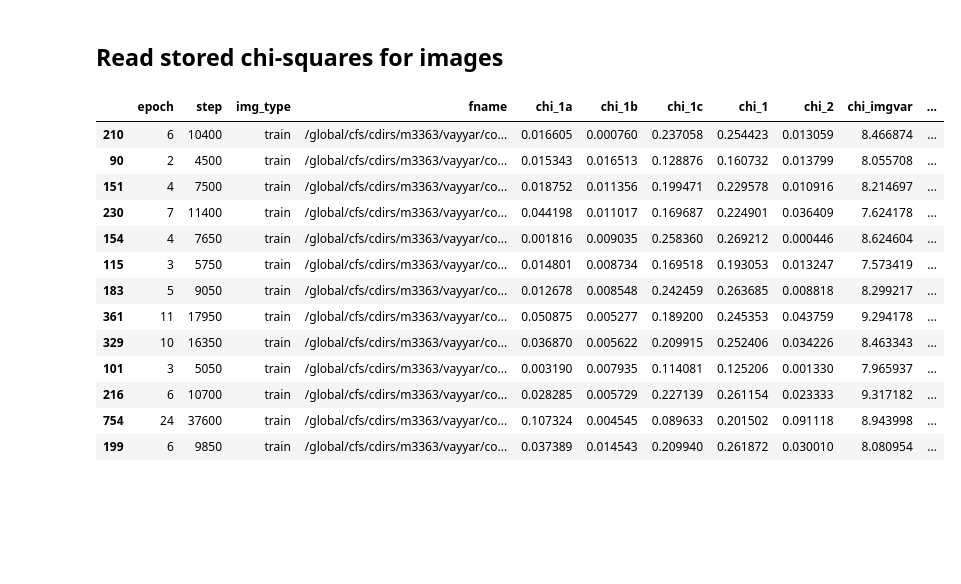
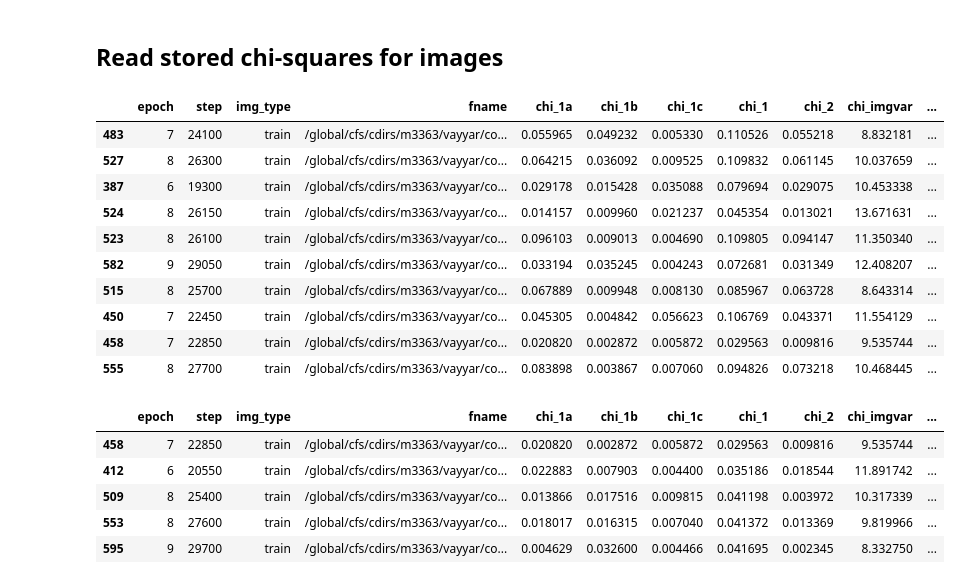
Before and after one commit to vmos1/cosmogan_pytorch, a Jupyter notebook: cosmogan/2_analysis/1_analyze-results.ipynb, the cells around one changed output. Saved outputs shown, nothing was run; the diff lists cells and outputs as text; code cells hidden in the pictures; blank space fills up the shorter version.

```diff
--- a/cosmogan/2_analysis/1_analyze-results.ipynb
+++ b/cosmogan/2_analysis/1_analyze-results.ipynb
@@ -169,25 +230,31 @@ Canvas(toolbar=Toolbar(toolitems=[('Home', 'Reset original view', 'home', 'home'
 # %%
 df=pd.read_pickle(result_dir+'/df_processed.pkle')
 df[['epoch','step']]=df[['epoch','step']].astype(int)
 
 chi1=df.quantile(q=0.2,axis=0)['chi_1']
 chi_spec=df.quantile(q=0.2,axis=0)['chi_spec1']
 
-df[(df.chi_spec1<chi_spec)&(df.chi_1<chi1)].sort_values(by=['chi_spec1','chi_1'])
-# df[(df.chi_spec1<chi_spec)&(df.chi_1<chi1)].sort_values(by=['chi_1','chi_spec1']).head(5)
+df[(df.chi_spec1<chi_spec)&(df.chi_1<chi1)].sort_values(by=['chi_spec1','chi_1']).head(10)
 # df[df.chi_1<chi1].sort_values(by=['chi_1']).head(5)
 # %% [output]
 |  | epoch | step | img_type | fname | chi_1a | chi_1b | chi_1c | chi_1 | chi_2 | chi_imgvar | ... |
-| 210 | 6 | 10400 | train | /global/cfs/cdirs/m3363/vayyar/co... | 0.016605 | 0.000760 | 0.237058 | 0.254423 | 0.013059 | 8.466874 | ... |
-| 90 | 2 | 4500 | train | /global/cfs/cdirs/m3363/vayyar/co... | 0.015343 | 0.016513 | 0.128876 | 0.160732 | 0.013799 | 8.055708 | ... |
-| 151 | 4 | 7500 | train | /global/cfs/cdirs/m3363/vayyar/co... | 0.018752 | 0.011356 | 0.199471 | 0.229578 | 0.010916 | 8.214697 | ... |
-| 230 | 7 | 11400 | train | /global/cfs/cdirs/m3363/vayyar/co... | 0.044198 | 0.011017 | 0.169687 | 0.224901 | 0.036409 | 7.624178 | ... |
-| 154 | 4 | 7650 | train | /global/cfs/cdirs/m3363/vayyar/co... | 0.001816 | 0.009035 | 0.258360 | 0.269212 | 0.000446 | 8.624604 | ... |
-| 115 | 3 | 5750 | train | /global/cfs/cdirs/m3363/vayyar/co... | 0.014801 | 0.008734 | 0.169518 | 0.193053 | 0.013247 | 7.573419 | ... |
-| 183 | 5 | 9050 | train | /global/cfs/cdirs/m3363/vayyar/co... | 0.012678 | 0.008548 | 0.242459 | 0.263685 | 0.008818 | 8.299217 | ... |
-| 361 | 11 | 17950 | train | /global/cfs/cdirs/m3363/vayyar/co... | 0.050875 | 0.005277 | 0.189200 | 0.245353 | 0.043759 | 9.294178 | ... |
-| 329 | 10 | 16350 | train | /global/cfs/cdirs/m3363/vayyar/co... | 0.036870 | 0.005622 | 0.209915 | 0.252406 | 0.034226 | 8.463343 | ... |
-| 101 | 3 | 5050 | train | /global/cfs/cdirs/m3363/vayyar/co... | 0.003190 | 0.007935 | 0.114081 | 0.125206 | 0.001330 | 7.965937 | ... |
-| 216 | 6 | 10700 | train | /global/cfs/cdirs/m3363/vayyar/co... | 0.028285 | 0.005729 | 0.227139 | 0.261154 | 0.023333 | 9.317182 | ... |
-| 754 | 24 | 37600 | train | /global/cfs/cdirs/m3363/vayyar/co... | 0.107324 | 0.004545 | 0.089633 | 0.201502 | 0.091118 | 8.943998 | ... |
-| 199 | 6 | 9850 | train | /global/cfs/cdirs/m3363/vayyar/co... | 0.037389 | 0.014543 | 0.209940 | 0.261872 | 0.030010 | 8.080954 | ... |
+| 483 | 7 | 24100 | train | /global/cfs/cdirs/m3363/vayyar/co... | 0.055965 | 0.049232 | 0.005330 | 0.110526 | 0.055218 | 8.832181 | ... |
+| 527 | 8 | 26300 | train | /global/cfs/cdirs/m3363/vayyar/co... | 0.064215 | 0.036092 | 0.009525 | 0.109832 | 0.061145 | 10.037659 | ... |
+| 387 | 6 | 19300 | train | /global/cfs/cdirs/m3363/vayyar/co... | 0.029178 | 0.015428 | 0.035088 | 0.079694 | 0.029075 | 10.453338 | ... |
+| 524 | 8 | 26150 | train | /global/cfs/cdirs/m3363/vayyar/co... | 0.014157 | 0.009960 | 0.021237 | 0.045354 | 0.013021 | 13.671631 | ... |
+| 523 | 8 | 26100 | train | /global/cfs/cdirs/m3363/vayyar/co... | 0.096103 | 0.009013 | 0.004690 | 0.109805 | 0.094147 | 11.350340 | ... |
+| 582 | 9 | 29050 | train | /global/cfs/cdirs/m3363/vayyar/co... | 0.033194 | 0.035245 | 0.004243 | 0.072681 | 0.031349 | 12.408207 | ... |
+| 515 | 8 | 25700 | train | /global/cfs/cdirs/m3363/vayyar/co... | 0.067889 | 0.009948 | 0.008130 | 0.085967 | 0.063728 | 8.643314 | ... |
+| 450 | 7 | 22450 | train | /global/cfs/cdirs/m3363/vayyar/co... | 0.045305 | 0.004842 | 0.056623 | 0.106769 | 0.043371 | 11.554129 | ... |
+| 458 | 7 | 22850 | train | /global/cfs/cdirs/m3363/vayyar/co... | 0.020820 | 0.002872 | 0.005872 | 0.029563 | 0.009816 | 9.535744 | ... |
+| 555 | 8 | 27700 | train | /global/cfs/cdirs/m3363/vayyar/co... | 0.083898 | 0.003867 | 0.007060 | 0.094826 | 0.073218 | 10.468445 | ... |
+# %%
+df[(df.chi_spec1<chi_spec)&(df.chi_1<chi1)].sort_values(by=['chi_1','chi_spec1']).head(5)
+# df[df.chi_spec1<chi_spec].sort_values(by=['chi_spec1']).head(5)
+# %% [output]
+|  | epoch | step | img_type | fname | chi_1a | chi_1b | chi_1c | chi_1 | chi_2 | chi_imgvar | ... |
+| 458 | 7 | 22850 | train | /global/cfs/cdirs/m3363/vayyar/co... | 0.020820 | 0.002872 | 0.005872 | 0.029563 | 0.009816 | 9.535744 | ... |
+| 412 | 6 | 20550 | train | /global/cfs/cdirs/m3363/vayyar/co... | 0.022883 | 0.007903 | 0.004400 | 0.035186 | 0.018544 | 11.891742 | ... |
+| 509 | 8 | 25400 | train | /global/cfs/cdirs/m3363/vayyar/co... | 0.013866 | 0.017516 | 0.009815 | 0.041198 | 0.003972 | 10.317339 | ... |
+| 553 | 8 | 27600 | train | /global/cfs/cdirs/m3363/vayyar/co... | 0.018017 | 0.016315 | 0.007040 | 0.041372 | 0.013369 | 9.819966 | ... |
+| 595 | 9 | 29700 | train | /global/cfs/cdirs/m3363/vayyar/co... | 0.004629 | 0.032600 | 0.004466 | 0.041695 | 0.002345 | 8.332750 | ... |
```
Also changed, not shown: parts of 22 cells of this notebook, 13 other files.
